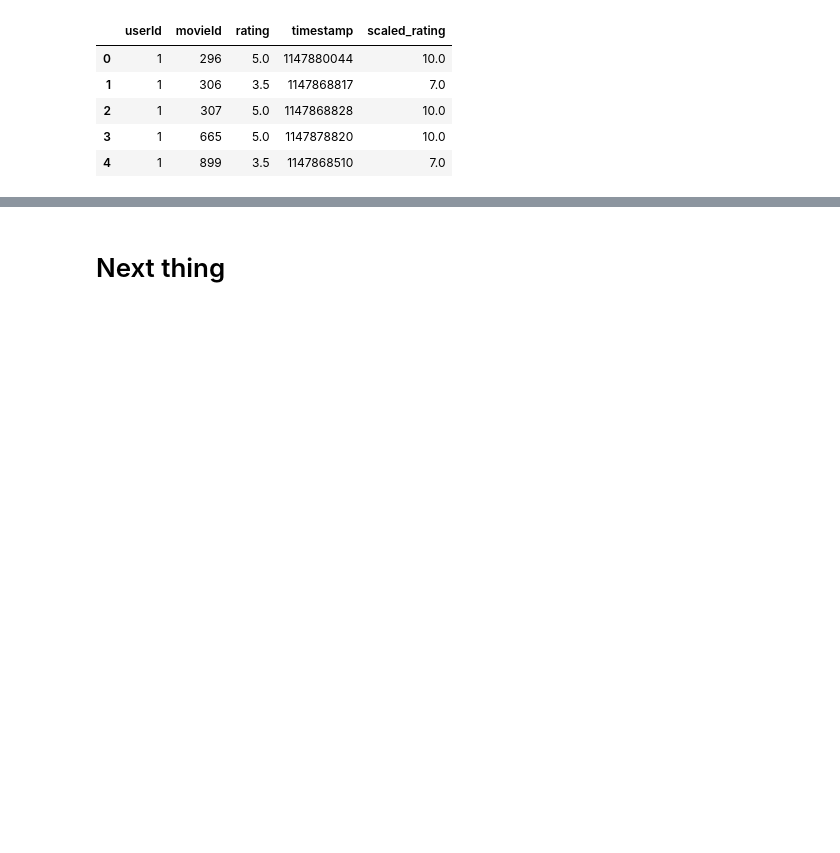
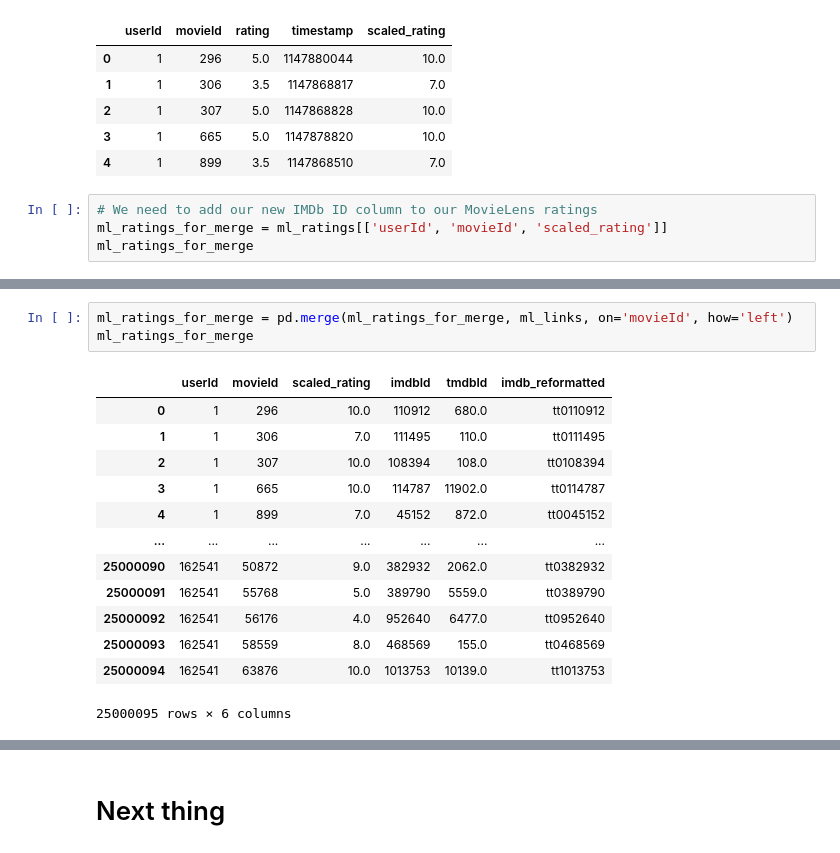
Before and after one commit to jackfrantz/Movie-Recommender-System, a Jupyter notebook: Code_Notebooks/Data_Cleaning.ipynb, the cells around one changed output, grey strips where cells are left out. Cells and saved outputs as stored; diff of their text form; blank space fills up the shorter version.

Commit message:
merged imdb and movielens ratings into one dataframe and saved as merged_reviews.csv to use in modeling

```diff
--- a/Code_Notebooks/Data_Cleaning.ipynb
+++ b/Code_Notebooks/Data_Cleaning.ipynb
@@ -81,3 +81,7 @@ ml_ratings.head()
 | 2 | 1 | 307 | 5.0 | 1147868828 | 10.0 |
 | 3 | 1 | 665 | 5.0 | 1147878820 | 10.0 |
 | 4 | 1 | 899 | 3.5 | 1147868510 | 7.0 |
+# %%
+# We need to add our new IMDb ID column to our MovieLens ratings
+ml_ratings_for_merge = ml_ratings[['userId', 'movieId', 'scaled_rating']]
+ml_ratings_for_merge
@@ -83,0 +102,17 @@ ml_ratings.head()
+# %%
+ml_ratings_for_merge = pd.merge(ml_ratings_for_merge, ml_links, on='movieId', how='left')
+ml_ratings_for_merge
+# %% [output]
+|  | userId | movieId | scaled_rating | imdbId | tmdbId | imdb_reformatted |
+| 0 | 1 | 296 | 10.0 | 110912 | 680.0 | tt0110912 |
+| 1 | 1 | 306 | 7.0 | 111495 | 110.0 | tt0111495 |
+| 2 | 1 | 307 | 10.0 | 108394 | 108.0 | tt0108394 |
+| 3 | 1 | 665 | 10.0 | 114787 | 11902.0 | tt0114787 |
+| 4 | 1 | 899 | 7.0 | 45152 | 872.0 | tt0045152 |
+| ... | ... | ... | ... | ... | ... | ... |
+| 25000090 | 162541 | 50872 | 9.0 | 382932 | 2062.0 | tt0382932 |
+| 25000091 | 162541 | 55768 | 5.0 | 389790 | 5559.0 | tt0389790 |
+| 25000092 | 162541 | 56176 | 4.0 | 952640 | 6477.0 | tt0952640 |
+| 25000093 | 162541 | 58559 | 8.0 | 468569 | 155.0 | tt0468569 |
+| 25000094 | 162541 | 63876 | 10.0 | 1013753 | 10139.0 | tt1013753 |
+25000095 rows × 6 columns
```
Also changed, not shown: parts of 11 cells of this notebook.
